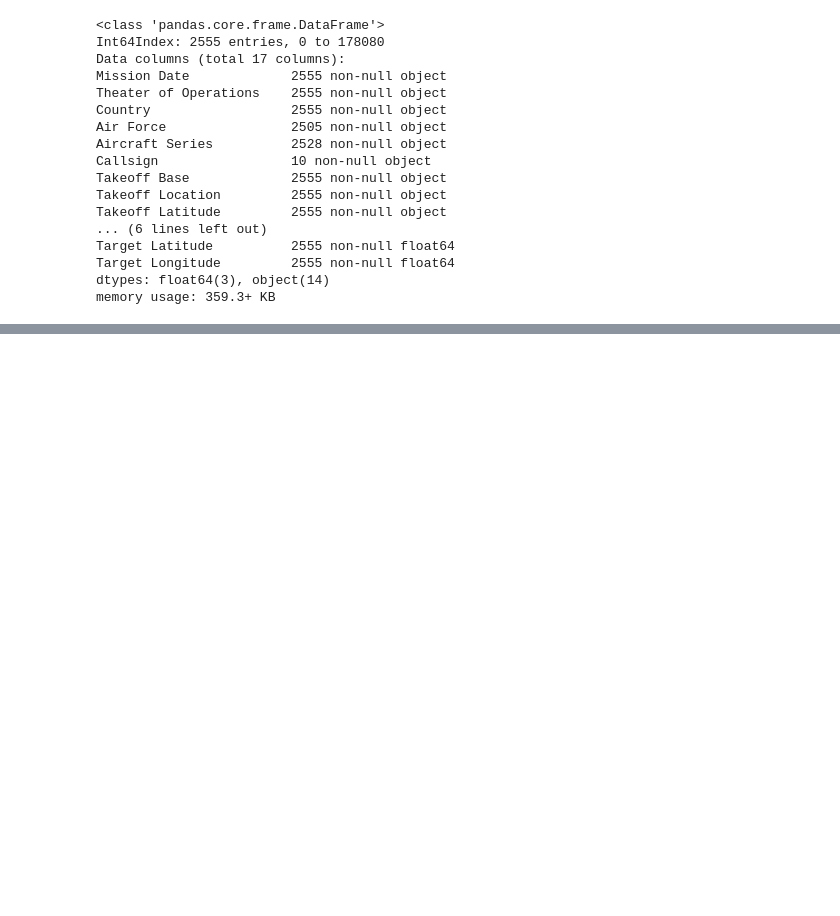
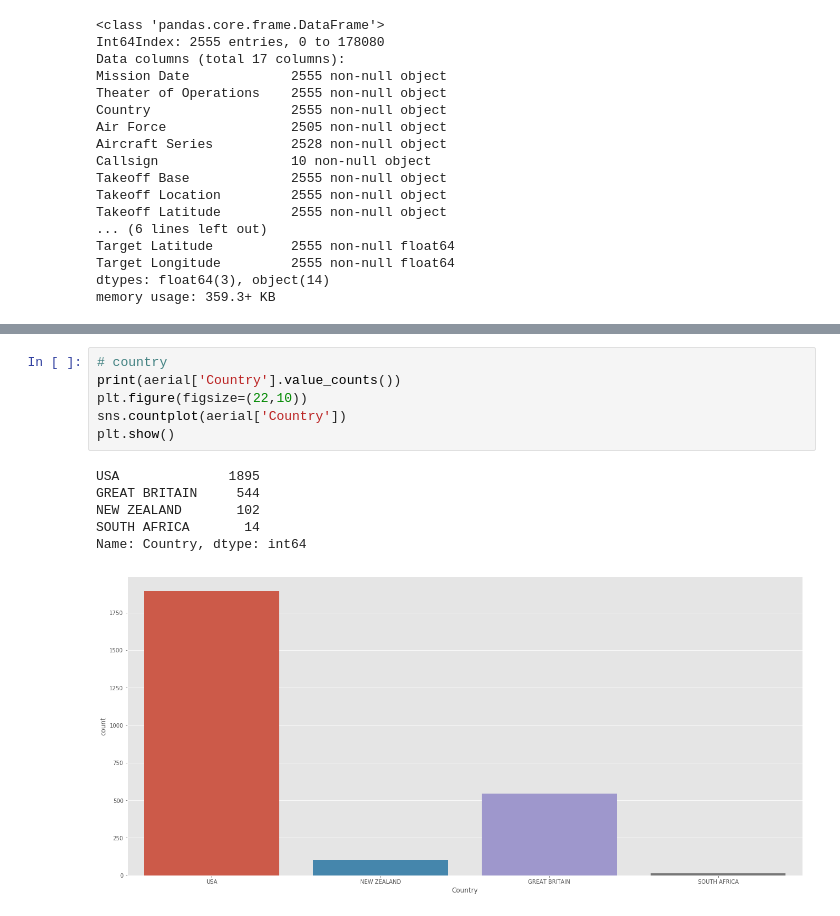
Before and after one commit to In-finite/TimeSeries, a Jupyter notebook: Analysing_different_data.ipynb, the cells around one changed output, grey strips where cells are left out. Drawn from its saved outputs; the diff is of its cells as text; blank space fills up the shorter version.

```diff
--- a/Analysing_different_data.ipynb
+++ b/Analysing_different_data.ipynb
@@ -91,0 +105,13 @@ memory usage: 6.4+ KB
+# %%
+# country
+print(aerial['Country'].value_counts())
+plt.figure(figsize=(22,10))
+sns.countplot(aerial['Country'])
+plt.show()
+# %% [output]
+USA              1895
+GREAT BRITAIN     544
+NEW ZEALAND       102
+SOUTH AFRICA       14
+Name: Country, dtype: int64
+[figure, added]
```
Also changed, not shown: parts of 9 cells of this notebook, 1 other file.
